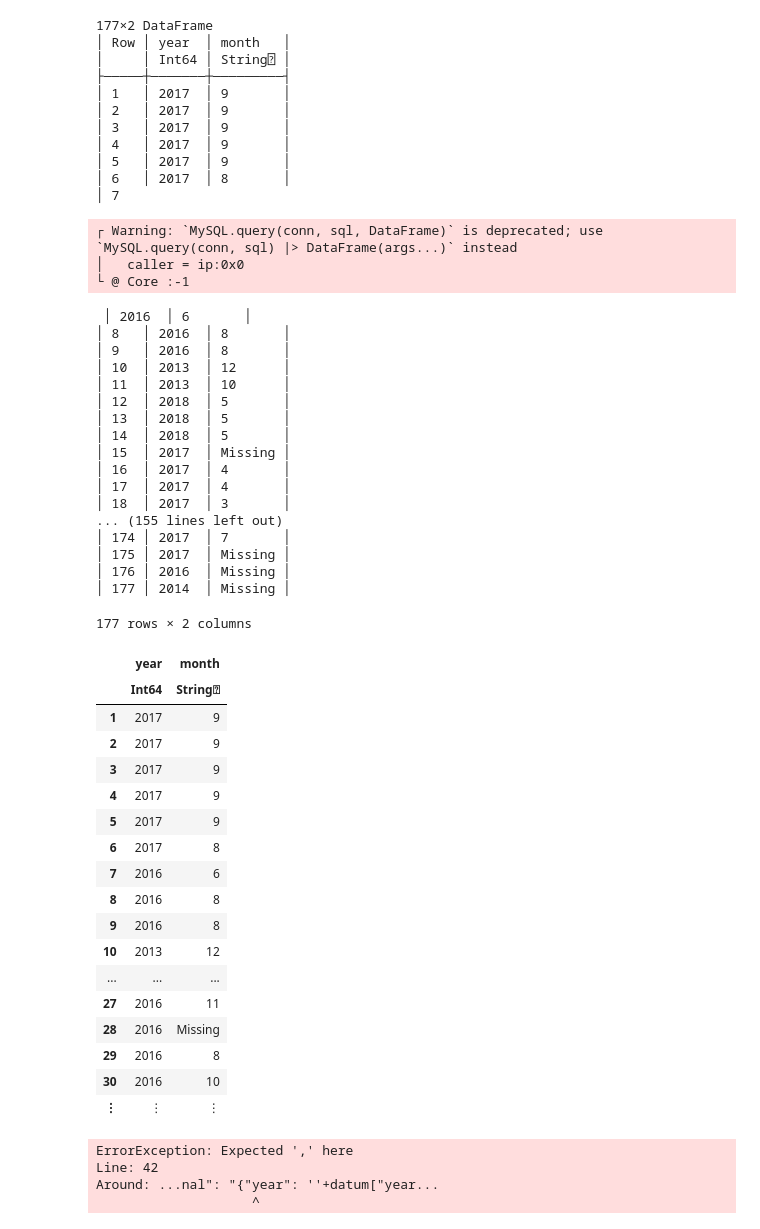
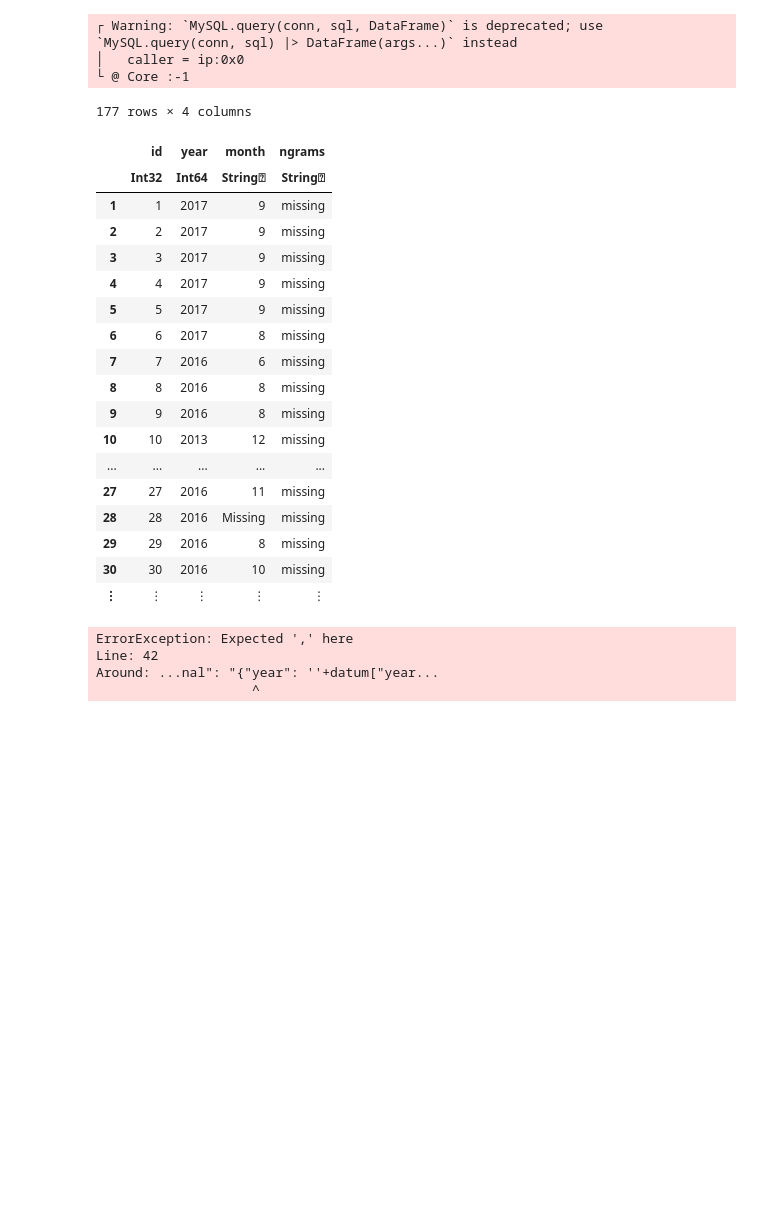
Before and after one commit to brown-ccv/ccv-pubs-frontend, a Jupyter notebook: pubsVisualizations.ipynb, the cells around one changed output. Saved outputs shown, nothing was run; the diff lists cells and outputs as text; code cells hidden in the pictures; blank space fills up the shorter version.

Commit message:
feat: new column in table has ngrams for wordcloud

```diff
--- a/pubsVisualizations.ipynb
+++ b/pubsVisualizations.ipynb
@@ -54,7 +24,7 @@ DotEnv.config()
 opts = Dict(MySQL.API.MYSQL_ENABLE_CLEARTEXT_PLUGIN => 1)
 user = ENV["mysql_user"]
 pass = ENV["mysql_password"]
-conn = MySQL.connect("pdspracticemydbcit.services.brown.edu", user,pass, db = "ccvpubs", opts=opts)
+conn = MySQL.connect("ddspracticemydbcit.services.brown.edu", user,pass, db = "ccvpubs", opts=opts)
 # %% [output]
 MySQL Connection
 ------------
@@ -64,72 +34,44 @@ User: ccvpubs_api
 DB:   ccvpubs
 # %%
 data = MySQL.query(conn, """SELECT * FROM pubsNew;""", DataFrame)
-small_data = DataFrame( year = parse.(Int, data[!, :year]), month = data[!, :month])
+small_data = DataFrame( id =  data[!, :id], year = parse.(Int, data[!, :year]), month = data[!, :month], ngrams = data[!, :ngrams])
 
-print(small_data)
+#print(small_data)
 
 rows = eachrow(small_data)
 
 
 #if some months are in format "0#"
 for row in rows
     if row.month[1] == '0'
         row.month = string(row.month[2])
     end
 end
 
 small_data
 # %% [output]
-177×2 DataFrame
-│ Row │ year  │ month   │
-│     │ Int64 │ String⍰ │
-├─────┼───────┼─────────┤
-│ 1   │ 2017  │ 9       │
-│ 2   │ 2017  │ 9       │
-│ 3   │ 2017  │ 9       │
-│ 4   │ 2017  │ 9       │
-│ 5   │ 2017  │ 9       │
-│ 6   │ 2017  │ 8       │
-│ 7
+┌ Warning: `MySQL.query(conn, sql, DataFrame)` is deprecated; use `MySQL.query(conn, sql) |> DataFrame(args...)` instead
+│   caller = ip:0x0
+└ @ Core :-1
-┌ Warning: `MySQL.query(conn, sql, DataFrame)` is deprecated; use `MySQL.query(conn, sql) |> DataFrame(args...)` instead
-│   caller = ip:0x0
-└ @ Core :-1
+177 rows × 4 columns
- │ 2016  │ 6       │
-│ 8   │ 2016  │ 8       │
-│ 9   │ 2016  │ 8       │
-│ 10  │ 2013  │ 12      │
-│ 11  │ 2013  │ 10      │
-│ 12  │ 2018  │ 5       │
-│ 13  │ 2018  │ 5       │
-│ 14  │ 2018  │ 5       │
-│ 15  │ 2017  │ Missing │
-│ 16  │ 2017  │ 4       │
-│ 17  │ 2017  │ 4       │
-│ 18  │ 2017  │ 3       │
-... (155 lines left out)
-│ 174 │ 2017  │ 7       │
-│ 175 │ 2017  │ Missing │
-│ 176 │ 2016  │ Missing │
-│ 177 │ 2014  │ Missing │
-177 rows × 2 columns
-|  | year | month |
-|  | Int64 | String⍰ |
-| 1 | 2017 | 9 |
-| 2 | 2017 | 9 |
-| 3 | 2017 | 9 |
-| 4 | 2017 | 9 |
-| 5 | 2017 | 9 |
-| 6 | 2017 | 8 |
-| 7 | 2016 | 6 |
-| 8 | 2016 | 8 |
-| 9 | 2016 | 8 |
-| 10 | 2013 | 12 |
-| ... | ... | ... |
-| 27 | 2016 | 11 |
-| 28 | 2016 | Missing |
-| 29 | 2016 | 8 |
-| 30 | 2016 | 10 |
-| ⋮ | ⋮ | ⋮ |
+|  | id | year | month | ngrams |
+|  | Int32 | Int64 | String⍰ | String⍰ |
+| 1 | 1 | 2017 | 9 | missing |
+| 2 | 2 | 2017 | 9 | missing |
+| 3 | 3 | 2017 | 9 | missing |
+| 4 | 4 | 2017 | 9 | missing |
+| 5 | 5 | 2017 | 9 | missing |
+| 6 | 6 | 2017 | 8 | missing |
+| 7 | 7 | 2016 | 6 | missing |
+| 8 | 8 | 2016 | 8 | missing |
+| 9 | 9 | 2016 | 8 | missing |
+| 10 | 10 | 2013 | 12 | missing |
+| ... | ... | ... | ... | ... |
+| 27 | 27 | 2016 | 11 | missing |
+| 28 | 28 | 2016 | Missing | missing |
+| 29 | 29 | 2016 | 8 | missing |
+| 30 | 30 | 2016 | 10 | missing |
+| ⋮ | ⋮ | ⋮ | ⋮ | ⋮ |
 # %%
 small_data |> Voyager();
 # %%
```
Also changed, not shown: parts of 5 cells of this notebook, 6 other files.
